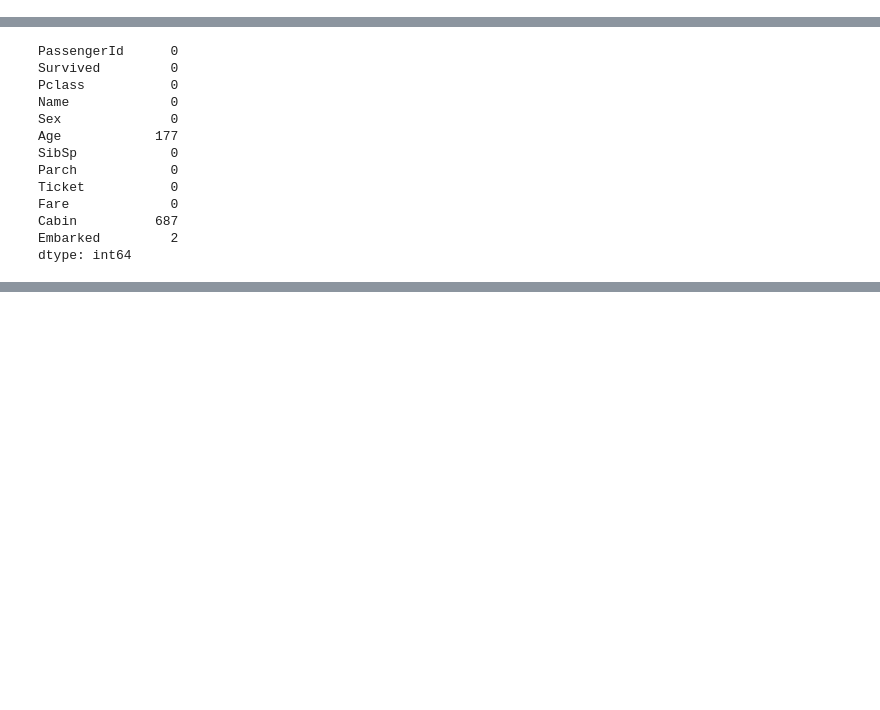
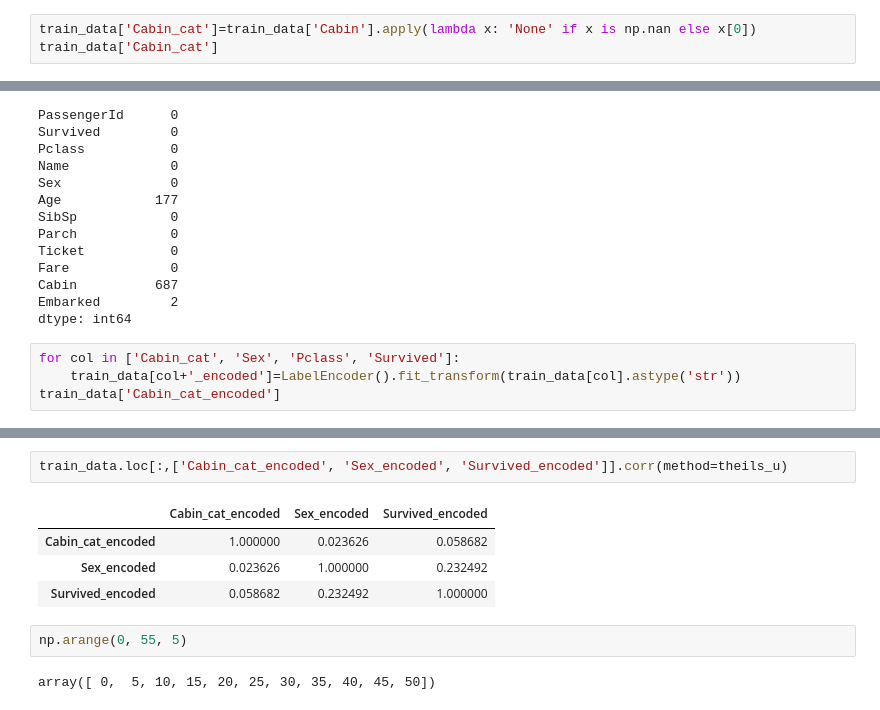
Before and after one commit to JunzhongLin/Kaggle_Contest, a Jupyter notebook: Titanic/titanic_explore.ipynb, the cells around one changed output, grey strips where cells are left out. Drawn from its saved outputs; the diff is of its cells as text; blank space fills up the shorter version.

```diff
--- a/Titanic/titanic_explore.ipynb
+++ b/Titanic/titanic_explore.ipynb
@@ -29,0 +29,3 @@ Name: Cabin, Length: 148, dtype: int64
+# %%
+train_data['Cabin_cat']=train_data['Cabin'].apply(lambda x: 'None' if x is np.nan else x[0])
+train_data['Cabin_cat']
@@ -43,3 +58,7 @@ Fare             0
 Cabin          687
 Embarked         2
 dtype: int64
+# %%
+for col in ['Cabin_cat', 'Sex', 'Pclass', 'Survived']:
+    train_data[col+'_encoded']=LabelEncoder().fit_transform(train_data[col].astype('str'))
+train_data['Cabin_cat_encoded']
@@ -45,0 +78,11 @@ dtype: int64
+# %%
+train_data.loc[:,['Cabin_cat_encoded', 'Sex_encoded', 'Survived_encoded']].corr(method=theils_u)
+# %% [output]
+|  | Cabin_cat_encoded | Sex_encoded | Survived_encoded |
+| Cabin_cat_encoded | 1.000000 | 0.023626 | 0.058682 |
+| Sex_encoded | 0.023626 | 1.000000 | 0.232492 |
+| Survived_encoded | 0.058682 | 0.232492 | 1.000000 |
+# %%
+np.arange(0, 55, 5)
+# %% [output]
+array([ 0,  5, 10, 15, 20, 25, 30, 35, 40, 45, 50])
```
Also changed, not shown: parts of 7 cells of this notebook.
